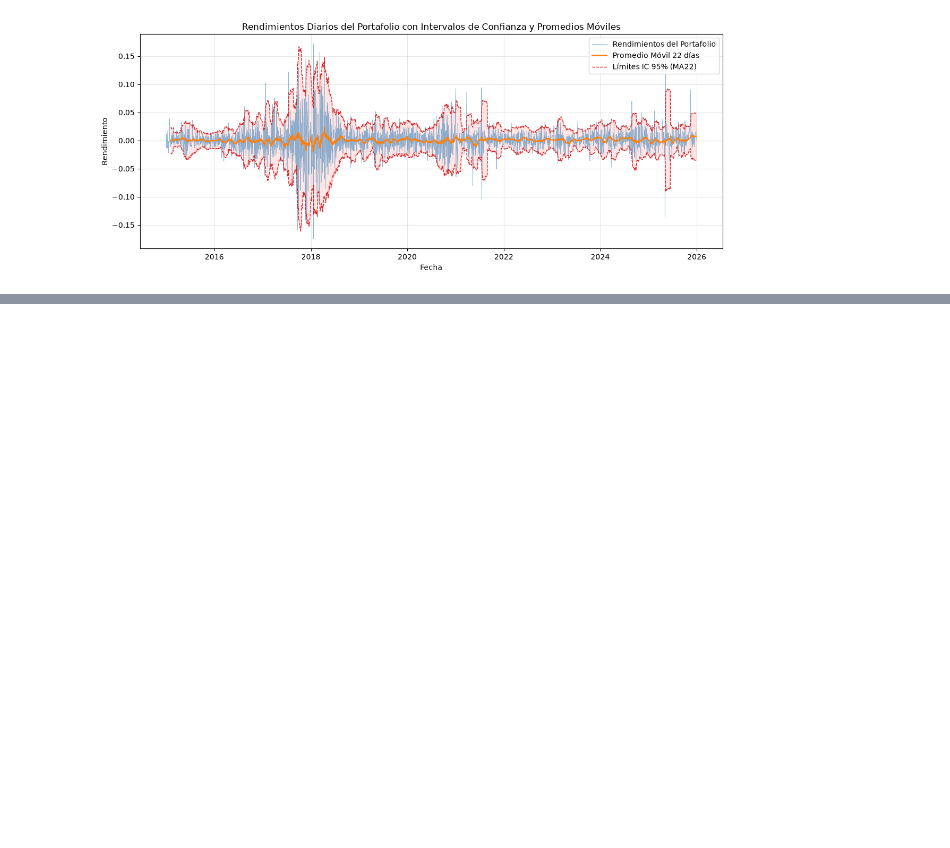
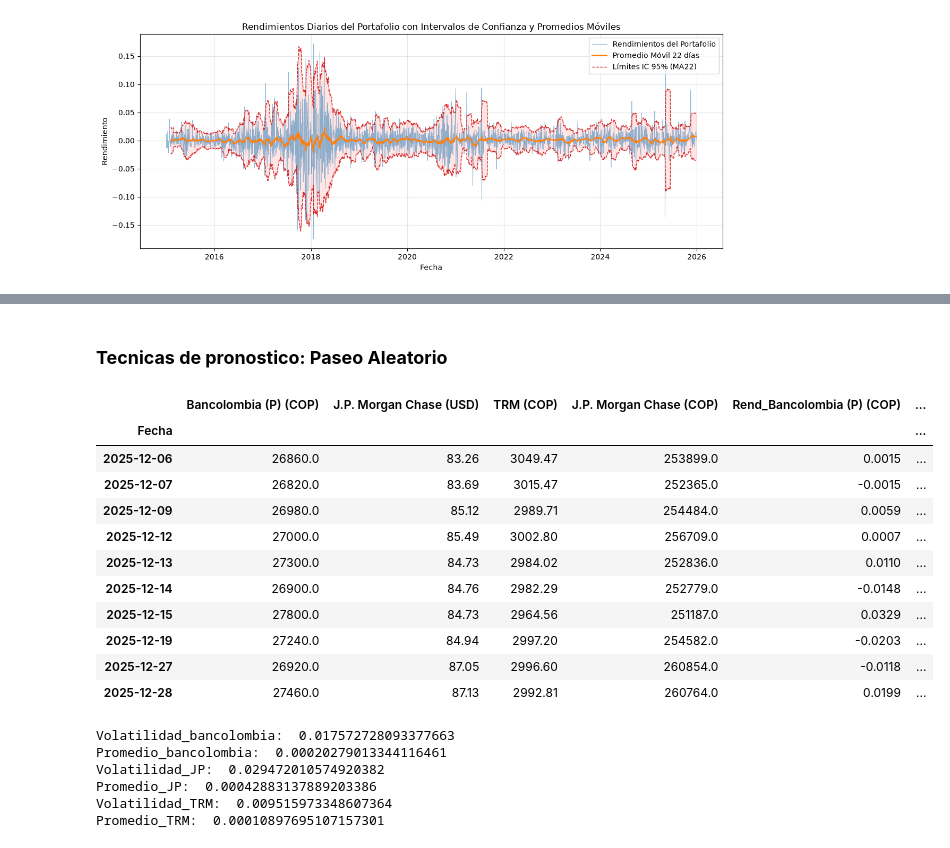
Before and after one commit to juancarvajal-hub/Modelos_Cuantitativos, a Jupyter notebook: Distribuciones_Probabilidad.ipynb, the cells around one changed output, grey strips where cells are left out. Cells and saved outputs as stored; diff of their text form; code cells hidden in the pictures; blank space fills up the shorter version.

```diff
--- a/Distribuciones_Probabilidad.ipynb
+++ b/Distribuciones_Probabilidad.ipynb
@@ -218,0 +262,25 @@ plt.show()
+# %%
+# Cantidad de dinero a invertir en cada acción
+Cantidad_Banc = 1200
+Cantidad_JP = 1000
+Cantidad_TRM = 20000
+
+# Precio de las acciones en la ultima fecha de cierre de la base de datos
+
+precio_banc , precio_JP, precio_TRM = df_rendimiento.sort_values(by = "Fecha", ascending=False).head(1)['Bancolombia (P) (COP)'].iloc[0],\
+df_rendimiento.sort_values(by = "Fecha", ascending=False).head(1)['J.P. Morgan Chase (COP)'].iloc[0],\
+    df_rendimiento.sort_values(by = "Fecha", ascending=False).head(1)['TRM (COP)'].iloc[0]
+
+# Pesos del portafolio
+w_banc = Cantidad_Banc*precio_banc
+w_JP = Cantidad_JP*precio_JP
+w_TRM = Cantidad_TRM*precio_TRM
+
+portafolio = w_banc + w_JP + w_TRM
+
+# % de pesos del portafolio
+w_banc_prop = w_banc / portafolio *100
+w_JP_prop = w_JP / portafolio *100
+w_TRM_prop = w_TRM / portafolio *100
+
+df_rendimiento.shape
@@ -218,0 +411,17 @@ plt.show()
+# %% [markdown]
+### **Tecnicas de pronostico: Paseo Aleatorio**
+# %%
+df_rendimiento.tail(10)
+# %% [output]
+|  | Bancolombia (P) (COP) | J.P. Morgan Chase (USD) | TRM (COP) | J.P. Morgan Chase (COP) | Rend_Bancolombia (P) (COP) | ... |
+| Fecha |  |  |  |  |  | ... |
+| 2025-12-06 | 26860.0 | 83.26 | 3049.47 | 253899.0 | 0.0015 | ... |
+| 2025-12-07 | 26820.0 | 83.69 | 3015.47 | 252365.0 | -0.0015 | ... |
+| 2025-12-09 | 26980.0 | 85.12 | 2989.71 | 254484.0 | 0.0059 | ... |
+| 2025-12-12 | 27000.0 | 85.49 | 3002.80 | 256709.0 | 0.0007 | ... |
+| 2025-12-13 | 27300.0 | 84.73 | 2984.02 | 252836.0 | 0.0110 | ... |
+| 2025-12-14 | 26900.0 | 84.76 | 2982.29 | 252779.0 | -0.0148 | ... |
+| 2025-12-15 | 27800.0 | 84.73 | 2964.56 | 251187.0 | 0.0329 | ... |
+| 2025-12-19 | 27240.0 | 84.94 | 2997.20 | 254582.0 | -0.0203 | ... |
+| 2025-12-27 | 26920.0 | 87.05 | 2996.60 | 260854.0 | -0.0118 | ... |
+| 2025-12-28 | 27460.0 | 87.13 | 2992.81 | 260764.0 | 0.0199 | ... |
@@ -218,0 +435,14 @@ plt.show()
+# %%
+print("Volatilidad_bancolombia: ", Volatilidad_banc)
+print("Promedio_bancolombia: ", promedio_banc)
+print("Volatilidad_JP: ", volatilidad_JP)
+print("Promedio_JP: ", promedio_JP)
+print("Volatilidad_TRM: ", volatilidad_TRM)
+print("Promedio_TRM: ", promedio_TRM)
+# %% [output]
+Volatilidad_bancolombia:  0.017572728093377663
+Promedio_bancolombia:  0.00020279013344116461
+Volatilidad_JP:  0.029472010574920382
+Promedio_JP:  0.00042883137889203386
+Volatilidad_TRM:  0.009515973348607364
+Promedio_TRM:  0.00010897695107157301
```
Also changed, not shown: parts of 15 cells of this notebook, 1 other file.
